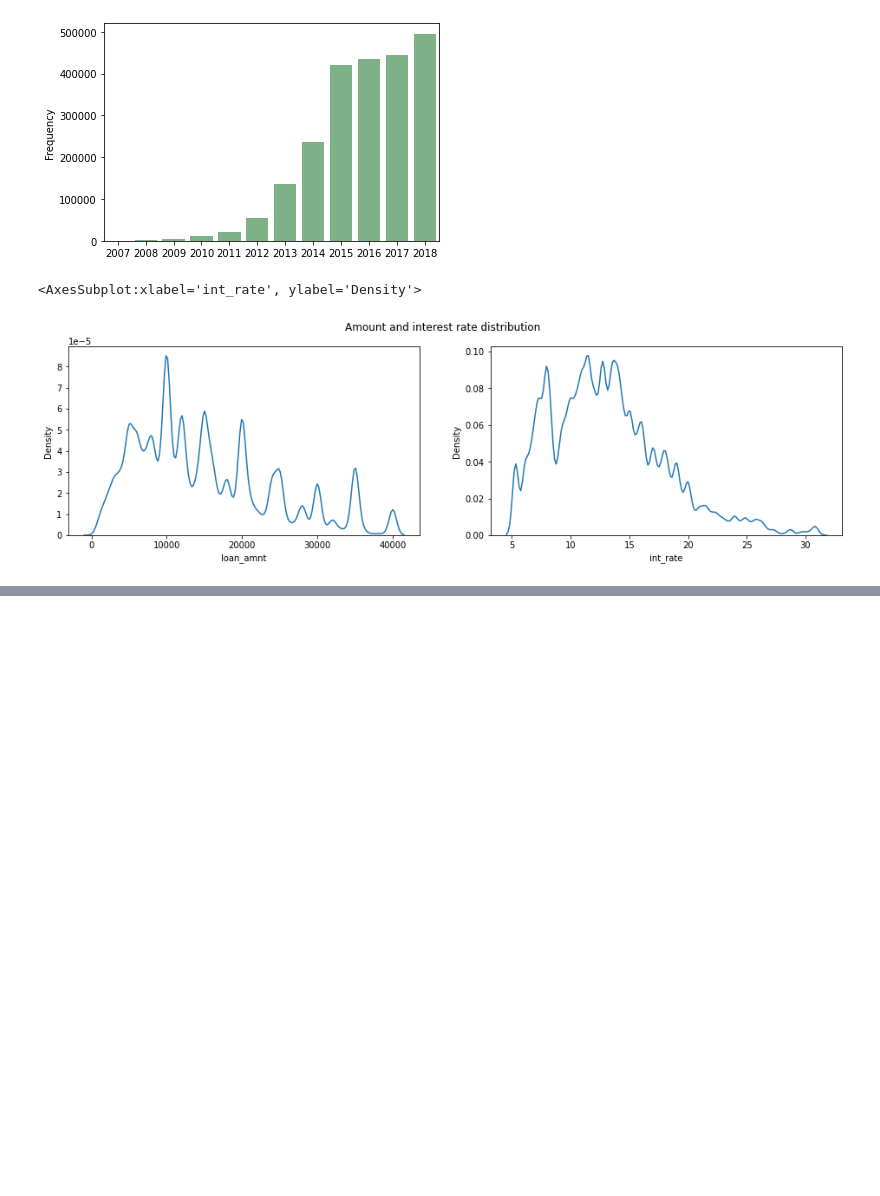
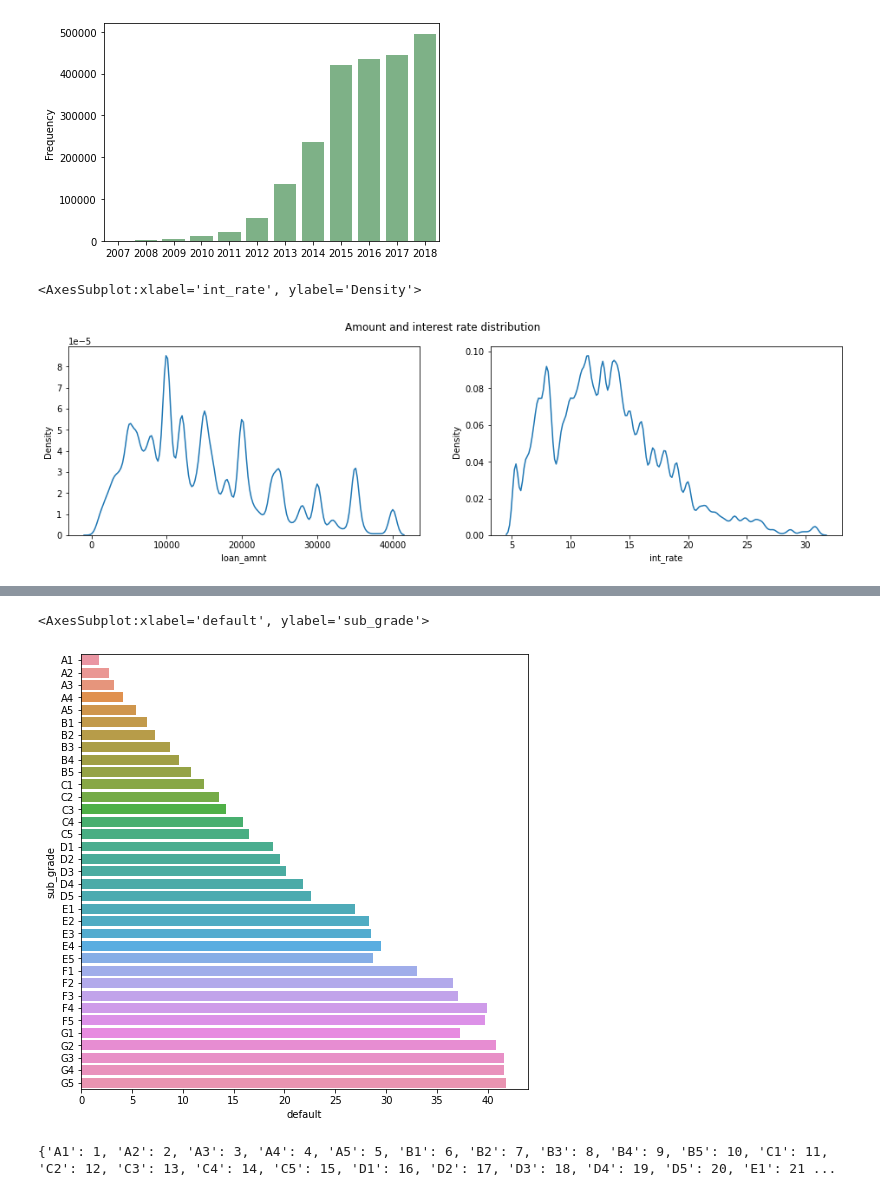
Before and after one commit to jjsalcedo01/CScoreM, a Jupyter notebook: CreditScore.ipynb, the cells around one changed output, grey strips where cells are left out. Cells and saved outputs as stored; diff of their text form; code cells hidden in the pictures; blank space fills up the shorter version.

```diff
--- a/CreditScore.ipynb
+++ b/CreditScore.ipynb
@@ -99,0 +124,4 @@ df['termM']=df['term'].str[:3].astype(int)
+# %%
+isdefault=['Charged Off', 'Late (31-120 days)', 'Does not meet the credit policy. Status:Charged Off', 'Default']
+df['default']=df['loan_status'].isin(isdefault)
+df['default'].value_counts()
@@ -99,0 +178,14 @@ df['termM']=df['term'].str[:3].astype(int)
+# %%
+def_by_subgrade=(df.groupby('sub_grade')['default'].mean()*100)
+plot3, ax = plt.subplots(figsize=(8, 8))
+sns.barplot(ax=ax, y=def_by_subgrade.index, x=def_by_subgrade)
+# %% [output]
+<AxesSubplot:xlabel='default', ylabel='sub_grade'>
+[figure, added]
+# %%
+sub_grade_list = list(df['sub_grade'].unique())
+sub_grade_list.sort()
+sub_grade_map = dict(zip(sub_grade_list, list(range(1,len(sub_grade_list)+1))))
+print(sub_grade_map)
+# %% [output]
+{'A1': 1, 'A2': 2, 'A3': 3, 'A4': 4, 'A5': 5, 'B1': 6, 'B2': 7, 'B3': 8, 'B4': 9, 'B5': 10, 'C1': 11, 'C2': 12, 'C3': 13, 'C4': 14, 'C5': 15, 'D1': 16, 'D2': 17, 'D3': 18, 'D4': 19, 'D5': 20, 'E1': 21 ...
```
Also changed, not shown: parts of 18 cells of this notebook.
